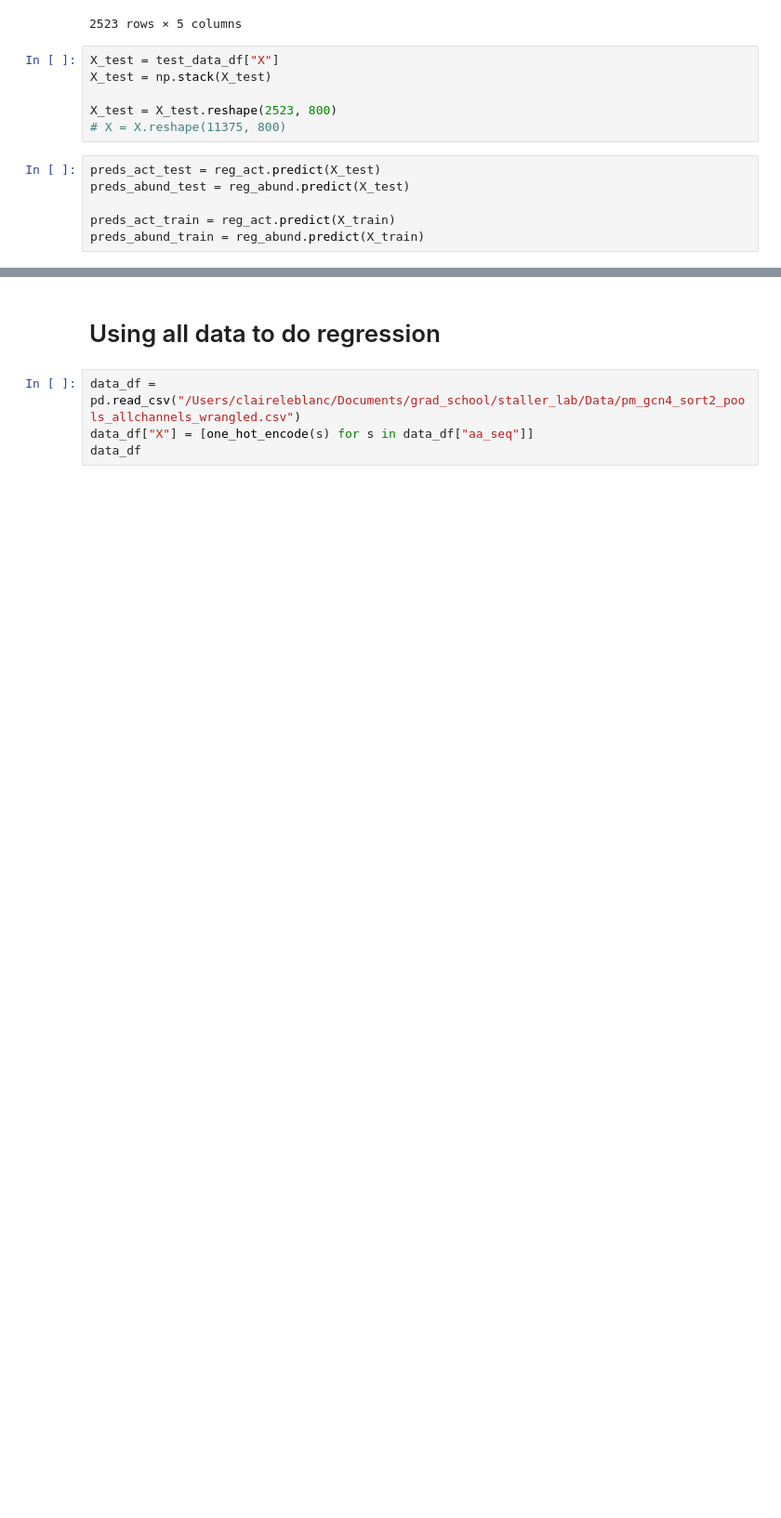
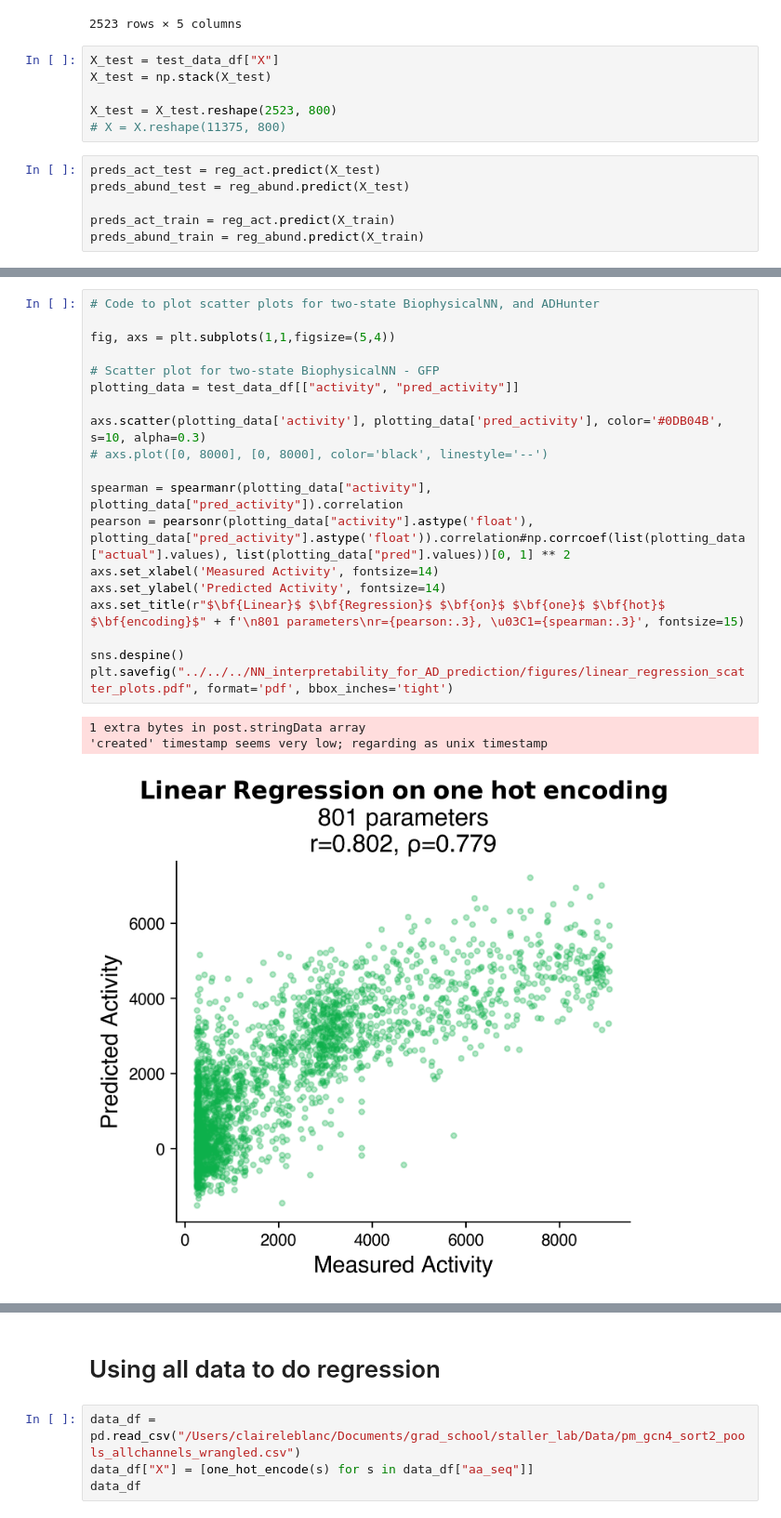
Before and after one commit to staller-lab/NN_interpretability_for_AD_prediction, a Jupyter notebook: scripts/analysis_scripts/linear_regression.ipynb, the cells around one changed output, grey strips where cells are left out. Shown at 93% size. Cells and saved outputs as stored; diff of their text form; blank space fills up the shorter version.

```diff
--- a/scripts/analysis_scripts/linear_regression.ipynb
+++ b/scripts/analysis_scripts/linear_regression.ipynb
@@ -118,0 +139,23 @@ spearmanr(test_data_df["abundance"], test_data_df["pred_abund"]).correlation
+# %%
+# Code to plot scatter plots for two-state BiophysicalNN, and ADHunter
+
+fig, axs = plt.subplots(1,1,figsize=(5,4))
+
+# Scatter plot for two-state BiophysicalNN - GFP
+plotting_data = test_data_df[["activity", "pred_activity"]]
+
+axs.scatter(plotting_data['activity'], plotting_data['pred_activity'], color='#0DB04B', s=10, alpha=0.3)
+# axs.plot([0, 8000], [0, 8000], color='black', linestyle='--')
+
+spearman = spearmanr(plotting_data["activity"], plotting_data["pred_activity"]).correlation
+pearson = pearsonr(plotting_data["activity"].astype('float'), plotting_data["pred_activity"].astype('float')).correlation#np.corrcoef(list(plotting_data["actual"].values), list(plotting_data["pred"].values))[0, 1] ** 2
+axs.set_xlabel('Measured Activity', fontsize=14)
+axs.set_ylabel('Predicted Activity', fontsize=14)
+axs.set_title(r"$\bf{Linear}$ $\bf{Regression}$ $\bf{on}$ $\bf{one}$ $\bf{hot}$ $\bf{encoding}$" + f'\n801 parameters\nr={pearson:.3}, \u03C1={spearman:.3}', fontsize=15)
+
+sns.despine()
+plt.savefig("../../../NN_interpretability_for_AD_prediction/figures/linear_regression_scatter_plots.pdf", format='pdf', bbox_inches='tight')
+# %% [output]
+1 extra bytes in post.stringData array
+'created' timestamp seems very low; regarding as unix timestamp
+[figure, added]
```
Also changed, not shown: parts of 18 cells of this notebook, 5 other files.
